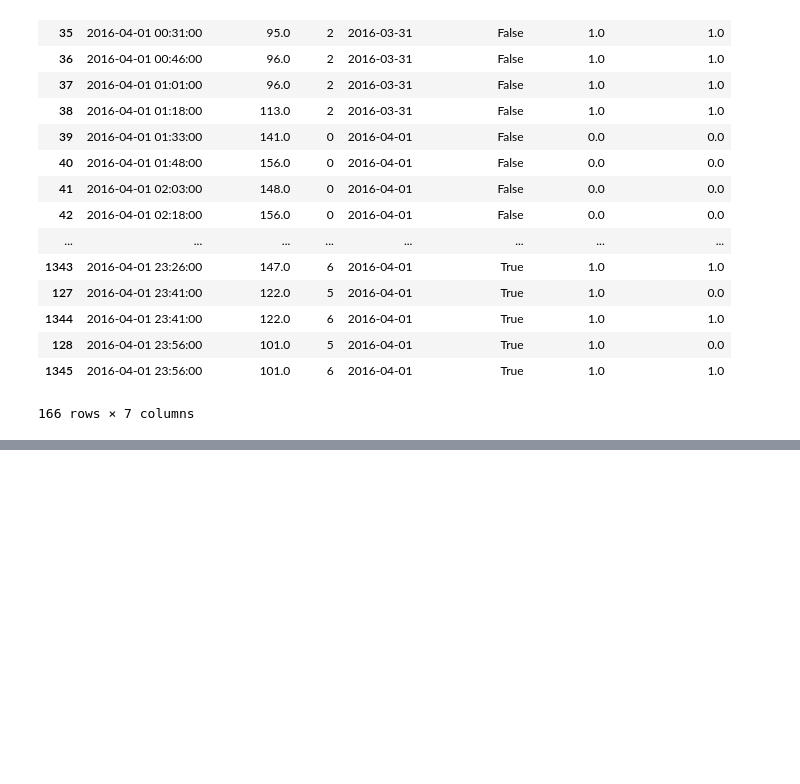
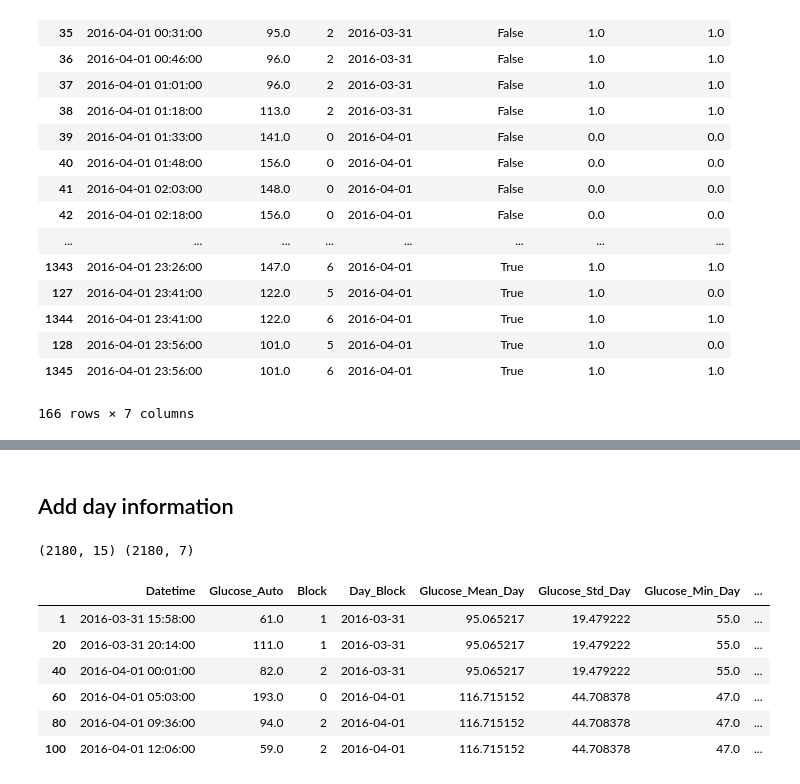
Before and after one commit to franloza/Glycemic-Patterns, a Jupyter notebook: notebooks/2.extending_dataset.ipynb, the cells around one changed output, grey strips where cells are left out. Saved outputs shown, nothing was run; the diff lists cells and outputs as text; code cells hidden in the pictures; blank space fills up the shorter version.

```diff
--- a/notebooks/2.extending_dataset.ipynb
+++ b/notebooks/2.extending_dataset.ipynb
@@ -69,0 +90,18 @@ plot_blocks(data, datetime.date(2016, 4, 1), translator)
+# %% [markdown]
+## Add day information
+# %%
+new_columns = new_data.groupby(['Day_Block']).agg({'Glucose_Auto': [np.mean, np.std, np.min, np.max]})["Glucose_Auto"]
+new_columns.columns = ["Glucose_Mean_Day", "Glucose_Std_Day", "Glucose_Min_Day", "Glucose_Max_Day"]
+new_columns = new_columns.reset_index(level=0)
+new_data = pd.merge(new_data, new_columns, on='Day_Block', how='left')
+new_data[["Datetime", "Glucose_Auto", "Block", "Day_Block", "Glucose_Mean_Day", "Glucose_Std_Day",
+          "Glucose_Min_Day", "Glucose_Max_Day"]].iloc[[1, 20, 40, 60, 80, 100]]
+# %% [output]
+(2180, 15) (2180, 7)
+|  | Datetime | Glucose_Auto | Block | Day_Block | Glucose_Mean_Day | Glucose_Std_Day | Glucose_Min_Day | ... |
+| 1 | 2016-03-31 15:58:00 | 61.0 | 1 | 2016-03-31 | 95.065217 | 19.479222 | 55.0 | ... |
+| 20 | 2016-03-31 20:14:00 | 111.0 | 1 | 2016-03-31 | 95.065217 | 19.479222 | 55.0 | ... |
+| 40 | 2016-04-01 00:01:00 | 82.0 | 2 | 2016-03-31 | 95.065217 | 19.479222 | 55.0 | ... |
+| 60 | 2016-04-01 05:03:00 | 193.0 | 0 | 2016-04-01 | 116.715152 | 44.708378 | 47.0 | ... |
+| 80 | 2016-04-01 09:36:00 | 94.0 | 2 | 2016-04-01 | 116.715152 | 44.708378 | 47.0 | ... |
+| 100 | 2016-04-01 12:06:00 | 59.0 | 2 | 2016-04-01 | 116.715152 | 44.708378 | 47.0 | ... |
```
Also changed, not shown: parts of 10 cells of this notebook.
